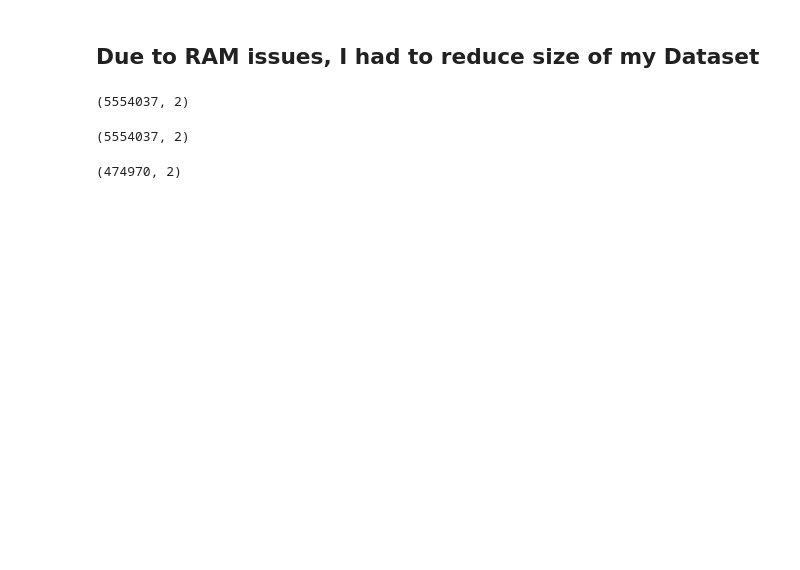
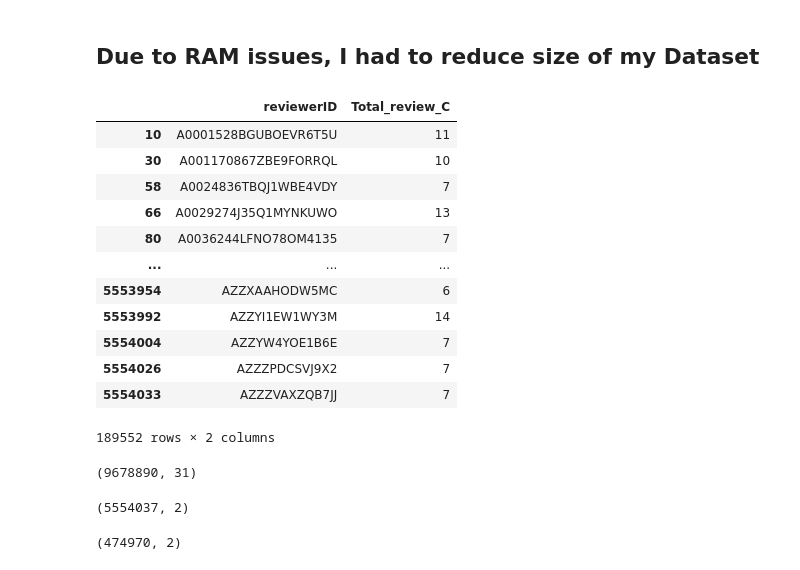
Before and after one commit to alirezasdg1/Amazon-recommender-system, a Jupyter notebook: notebooks/prepare_dataset.ipynb, the cells around one changed output. Saved outputs shown, nothing was run; the diff lists cells and outputs as text; code cells hidden in the pictures; blank space fills up the shorter version.

```diff
--- a/notebooks/prepare_dataset.ipynb
+++ b/notebooks/prepare_dataset.ipynb
@@ -144,7 +164,27 @@ df_all.shape
 # %% [markdown]
 ## Due to RAM issues, I had to reduce size of my Dataset
 # %%
-df_review_15 = df_all.groupby('reviewerID').agg(Total_review_C=('asin', 'count')).reset_index()
+df_review_15 = df_all.groupby('reviewerID').agg(Total_review_C=('overall', 'count')).reset_index()
+# %%
+df_review_15[df_review_15.Total_review_C>5]
+# %% [output]
+|  | reviewerID | Total_review_C |
+| 10 | A0001528BGUBOEVR6T5U | 11 |
+| 30 | A001170867ZBE9FORRQL | 10 |
+| 58 | A0024836TBQJ1WBE4VDY | 7 |
+| 66 | A0029274J35Q1MYNKUWO | 13 |
+| 80 | A0036244LFNO78OM4135 | 7 |
+| ... | ... | ... |
+| 5553954 | AZZXAAHODW5MC | 6 |
+| 5553992 | AZZYI1EW1WY3M | 14 |
+| 5554004 | AZZYW4YOE1B6E | 7 |
+| 5554026 | AZZZPDCSVJ9X2 | 7 |
+| 5554033 | AZZZVAXZQB7JJ | 7 |
+189552 rows × 2 columns
+# %%
+df_all.shape
+# %% [output]
+(9678890, 31)
 # %%
 df_review_15.shape
 # %% [output]
@@ -154,4 +193,0 @@ df_text_review_15 = df_all.groupby('reviewerID').agg(Total_review_C=('reviewText
-# %%
-df_text_review_15.shape
-# %% [output]
-(5554037, 2)
```
Also changed, not shown: parts of 39 cells of this notebook.
